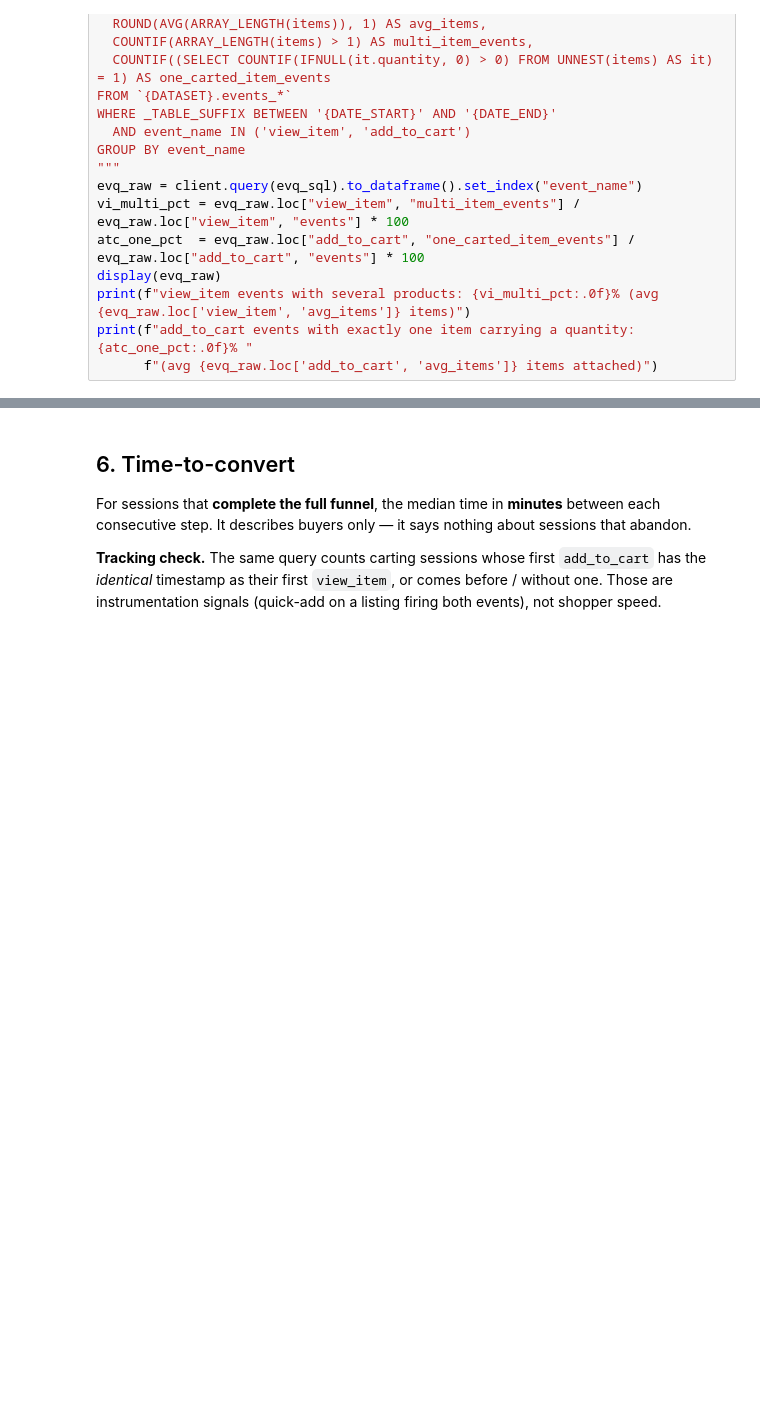
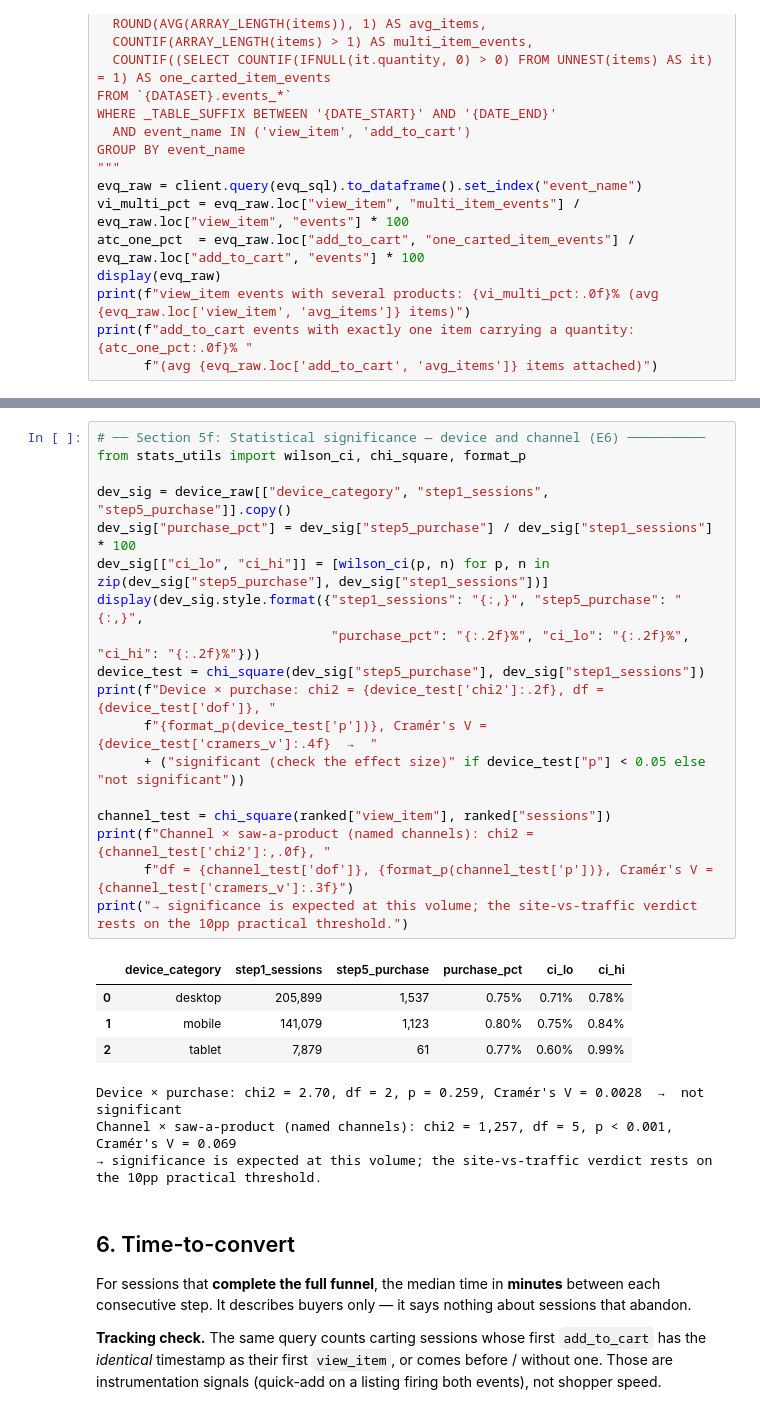
Before and after one commit to guiarpi/ga4-product-analytics, a Jupyter notebook: ga4_funnel_analysis.ipynb, the cells around one changed output, grey strips where cells are left out. Saved outputs shown, nothing was run; the diff lists cells and outputs as text; blank space fills up the shorter version.

```diff
--- a/ga4_funnel_analysis.ipynb
+++ b/ga4_funnel_analysis.ipynb
@@ -845,3 +859,29 @@ print(f"add_to_cart events with exactly one item carrying a quantity: {atc_one_p
+# %%
+# ── Section 5f: Statistical significance — device and channel (E6) ──────────
+from stats_utils import wilson_ci, chi_square, format_p
+
+dev_sig = device_raw[["device_category", "step1_sessions", "step5_purchase"]].copy()
+dev_sig["purchase_pct"] = dev_sig["step5_purchase"] / dev_sig["step1_sessions"] * 100
+dev_sig[["ci_lo", "ci_hi"]] = [wilson_ci(p, n) for p, n in zip(dev_sig["step5_purchase"], dev_sig["step1_sessions"])]
+display(dev_sig.style.format({"step1_sessions": "{:,}", "step5_purchase": "{:,}",
+                              "purchase_pct": "{:.2f}%", "ci_lo": "{:.2f}%", "ci_hi": "{:.2f}%"}))
+device_test = chi_square(dev_sig["step5_purchase"], dev_sig["step1_sessions"])
+print(f"Device × purchase: chi2 = {device_test['chi2']:.2f}, df = {device_test['dof']}, "
+      f"{format_p(device_test['p'])}, Cramér's V = {device_test['cramers_v']:.4f}  →  "
+      + ("significant (check the effect size)" if device_test["p"] < 0.05 else "not significant"))
+
+channel_test = chi_square(ranked["view_item"], ranked["sessions"])
+print(f"Channel × saw-a-product (named channels): chi2 = {channel_test['chi2']:,.0f}, "
+      f"df = {channel_test['dof']}, {format_p(channel_test['p'])}, Cramér's V = {channel_test['cramers_v']:.3f}")
+print("→ significance is expected at this volume; the site-vs-traffic verdict rests on the 10pp practical threshold.")
+# %% [output]
+|  | device_category | step1_sessions | step5_purchase | purchase_pct | ci_lo | ci_hi |
+| 0 | desktop | 205,899 | 1,537 | 0.75% | 0.71% | 0.78% |
+| 1 | mobile | 141,079 | 1,123 | 0.80% | 0.75% | 0.84% |
+| 2 | tablet | 7,879 | 61 | 0.77% | 0.60% | 0.99% |
+Device × purchase: chi2 = 2.70, df = 2, p = 0.259, Cramér's V = 0.0028  →  not significant
+Channel × saw-a-product (named channels): chi2 = 1,257, df = 5, p < 0.001, Cramér's V = 0.069
+→ significance is expected at this volume; the site-vs-traffic verdict rests on the 10pp practical threshold.
 # %% [markdown]
 ## 6. Time-to-convert
 For sessions that **complete the full funnel**, the median time in **minutes** between each
```
Also changed, not shown: parts of 5 cells of this notebook, 4 other files.
